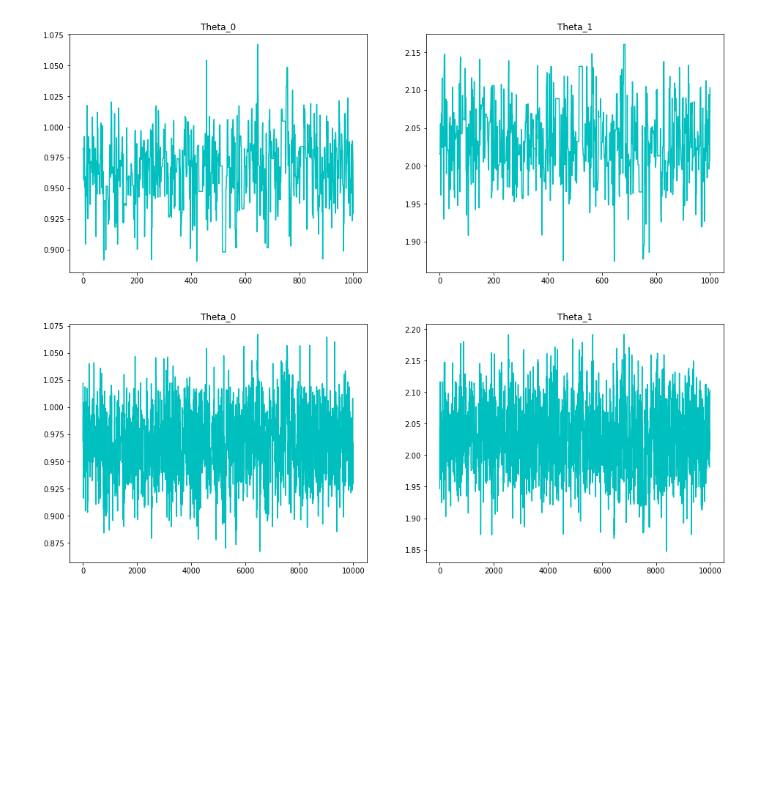
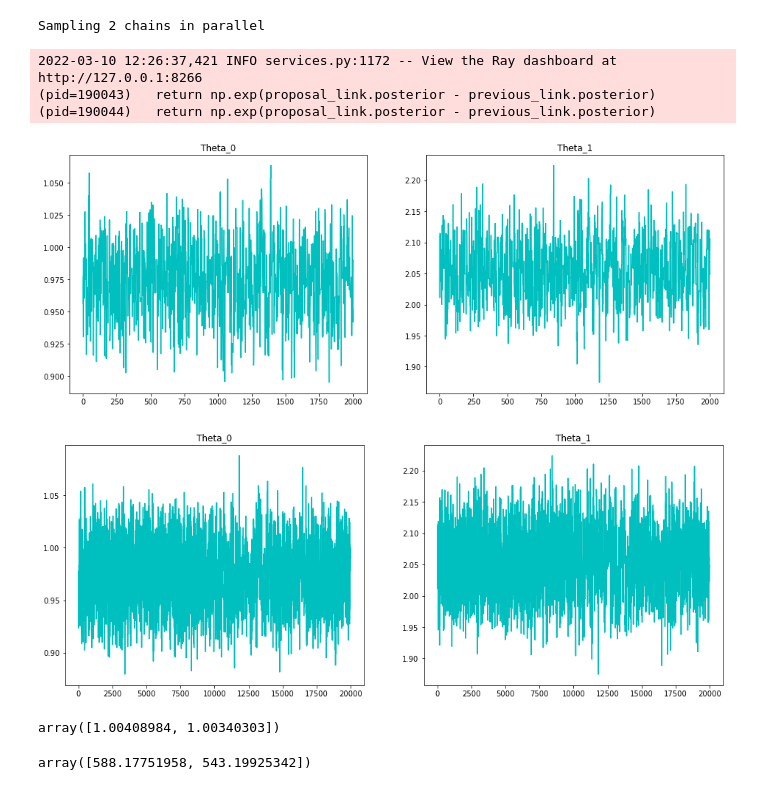
Before and after one commit to mikkelbue/tinyDA, a Jupyter notebook: examples/Delayed Acceptance with Adaptive Error Model.ipynb, the cells around one changed output. Drawn from its saved outputs; the diff is of its cells as text; code cells hidden in the pictures; blank space fills up the shorter version.

```diff
--- a/examples/Delayed Acceptance with Adaptive Error Model.ipynb
+++ b/examples/Delayed Acceptance with Adaptive Error Model.ipynb
@@ -41,6 +41,8 @@ class MyFineLinkFactory(tda.LinkFactory):
 # %%
 my_link_factory_coarse = MyCoarseLinkFactory(my_prior, my_loglike_coarse)
 my_link_factory_fine = MyFineLinkFactory(my_prior, my_loglike_fine)
+
+my_link_factories = [my_link_factory_coarse, my_link_factory_fine]
 # %%
 #rwmh_cov = np.eye(2)
 #rmwh_scaling = 0.1
@@ -57,4 +59,9 @@ am_sd = 1
 am_epsilon = 1e-6
 my_proposal = tda.AdaptiveMetropolis(C0=am_cov, t0=am_t0, sd=am_sd, epsilon=am_epsilon)
 # %%
-my_chain = tda.DAChain(my_link_factory_coarse, my_link_factory_fine, my_proposal, subsampling_rate=10, adaptive_error_model='state-independent')
+my_chain = tda.sample(my_link_factories, my_proposal, iterations=1200, n_chains=2, subsampling_rate=10, adaptive_error_model='state-independent')
+# %% [output]
+Sampling 2 chains in parallel
+2022-03-10 12:26:37,421 INFO services.py:1172 -- View the Ray dashboard at http://127.0.0.1:8266
+(pid=190043)   return np.exp(proposal_link.posterior - previous_link.posterior)
+(pid=190044)   return np.exp(proposal_link.posterior - previous_link.posterior)
@@ -63,11 +68,19 @@ my_chain.sample(1200)
 # %%
 burnin = 200
-parameters_fine = tda.get_parameters(my_chain, burnin=burnin)
-tda.plot_parameters(parameters_fine)
+samples_fine = tda.get_samples(my_chain, burnin=burnin)
+tda.plot_samples(samples_fine)
 # %% [output]
-[figure, old version]
+[figure, new version]
 # %%
-parameters_coarse = tda.get_parameters(my_chain, level='coarse', burnin=burnin*10)
-tda.plot_parameters(parameters_coarse)
+samples_coarse = tda.get_samples(my_chain, level='coarse', burnin=burnin*10)
+tda.plot_samples(samples_coarse)
 # %% [output]
-[figure, old version]
+[figure, new version]
+# %%
+tda.compute_R_hat(samples_fine)
+# %% [output]
+array([1.00408984, 1.00340303])
+# %%
+tda.compute_ESS(samples_fine)
+# %% [output]
+array([588.17751958, 543.19925342])
```
Also changed, not shown: parts of 2 cells of this notebook, 7 other files.
